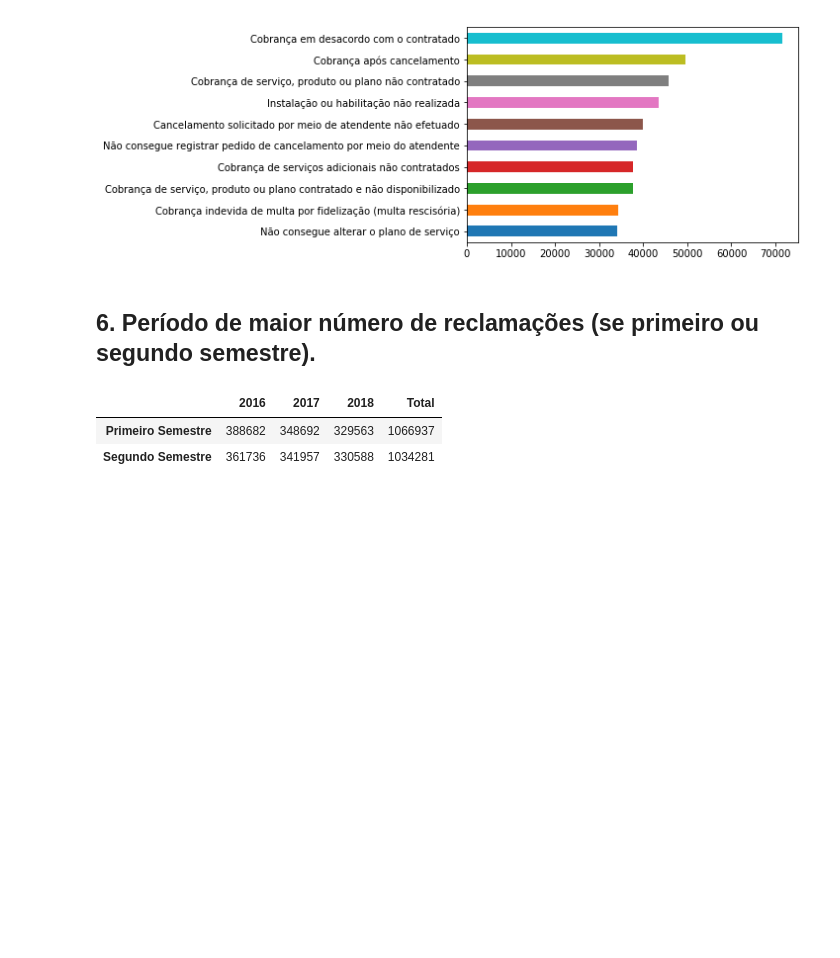
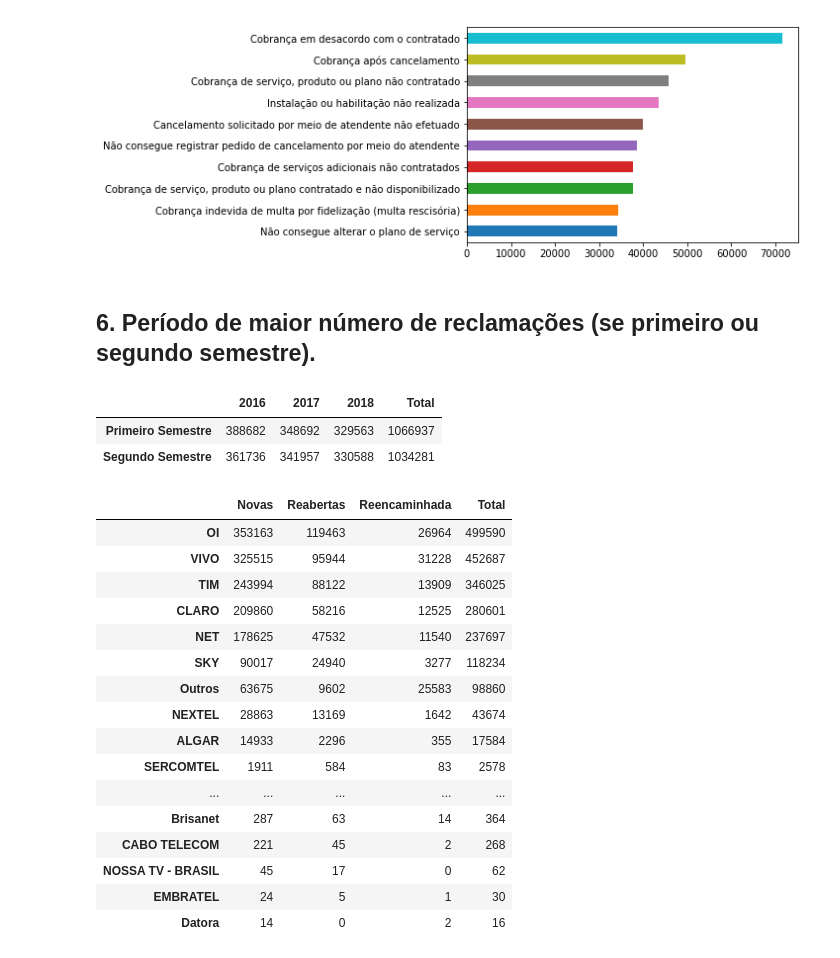
Before and after one commit to Rafaelcvo/dataset_anatel_pos, a Jupyter notebook: anatel.ipynb, the cells around one changed output. Drawn from its saved outputs; the diff is of its cells as text; code cells hidden in the pictures; blank space fills up the shorter version.

```diff
--- a/anatel.ipynb
+++ b/anatel.ipynb
@@ -443,3 +443,38 @@ df_sem
 |  | 2016 | 2017 | 2018 | Total |
 | Primeiro Semestre | 388682 | 348692 | 329563 | 1066937 |
 | Segundo Semestre | 361736 | 341957 | 330588 | 1034281 |
+# %%
+## 7. Emmpresa com o maior numero de reclamaçoes novas e reclamaçoes reabertas.
+
+recl_novas = df_anatel[df_anatel['Condicao']=='Nova']
+recl_reabertas = df_anatel[df_anatel['Condicao']=='Reaberta']
+recl_reenc = df_anatel[df_anatel['Condicao']=='Reencaminhada']
+
+
+dic_rec = {'Novas':recl_novas['GrupoEconNorm'].value_counts(),
+           'Reabertas':recl_reabertas['GrupoEconNorm'].value_counts(),
+           'Reencaminhada':recl_reenc['GrupoEconNorm'].value_counts()}
+
+df_recl = pd.DataFrame(data=dic_rec)
+df_recl = df_recl.fillna(0).astype('int64')
+df_recl['Total'] = df_recl.sum(axis=1)
+# %%
+df_recl.sort_values(by='Total',ascending=False)
+# %% [output]
+|  | Novas | Reabertas | Reencaminhada | Total |
+| OI | 353163 | 119463 | 26964 | 499590 |
+| VIVO | 325515 | 95944 | 31228 | 452687 |
+| TIM | 243994 | 88122 | 13909 | 346025 |
+| CLARO | 209860 | 58216 | 12525 | 280601 |
+| NET | 178625 | 47532 | 11540 | 237697 |
+| SKY | 90017 | 24940 | 3277 | 118234 |
+| Outros | 63675 | 9602 | 25583 | 98860 |
+| NEXTEL | 28863 | 13169 | 1642 | 43674 |
+| ALGAR | 14933 | 2296 | 355 | 17584 |
+| SERCOMTEL | 1911 | 584 | 83 | 2578 |
+| ... | ... | ... | ... | ... |
+| Brisanet | 287 | 63 | 14 | 364 |
+| CABO TELECOM | 221 | 45 | 2 | 268 |
+| NOSSA TV - BRASIL | 45 | 17 | 0 | 62 |
+| EMBRATEL | 24 | 5 | 1 | 30 |
+| Datora | 14 | 0 | 2 | 16 |
```
Also changed, not shown: parts of 1 cell of this notebook.
